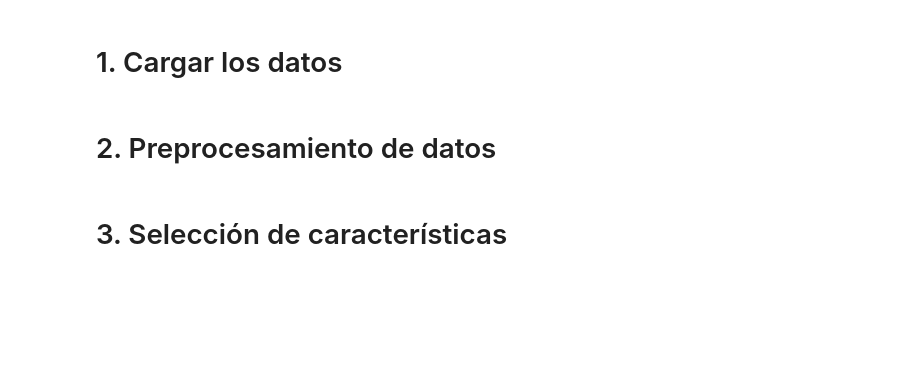
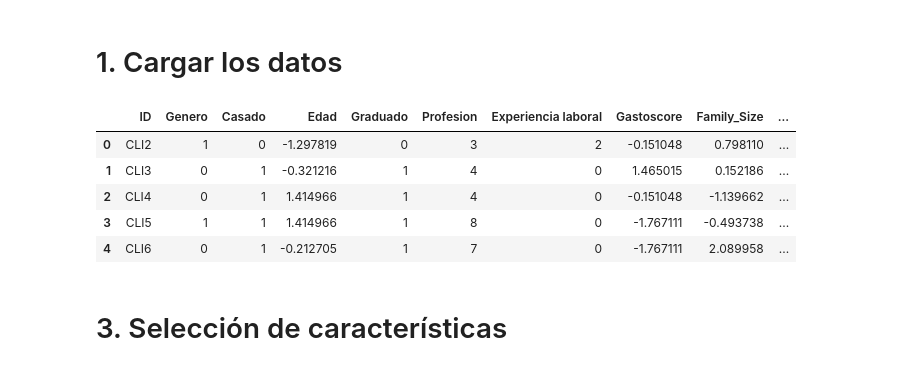
Before and after one commit to MiguelGG03/AprendizajeAutomatico_Caso5, a Jupyter notebook: nueva_prueba.ipynb, the cells around one changed output. Drawn from its saved outputs; the diff is of its cells as text; code cells hidden in the pictures; blank space fills up the shorter version.

```diff
--- a/nueva_prueba.ipynb
+++ b/nueva_prueba.ipynb
@@ -14,22 +14,13 @@ ruta_al_archivo = 'datos_clientes.csv'  # Modifica según sea necesario
 data = pd.read_csv(ruta_al_archivo)
-# %% [markdown]
-# 2. Preprocesamiento de datos
-# %%
-# Manejo de valores faltantes
-data.fillna(data.median(numeric_only=True), inplace=True)
-data.fillna('Desconocido', inplace=True)
-
-# Codificación de variables categóricas
-label_encoders = {}
-for col in data.select_dtypes(include=['object']).columns:
-    le = LabelEncoder()
-    data[col] = le.fit_transform(data[col])
-    label_encoders[col] = le
-
-# Normalización de variables numéricas
-scaler = StandardScaler()
-data_scaled = pd.DataFrame(scaler.fit_transform(data.select_dtypes(include=['number'])),
-                           columns=data.select_dtypes(include=['number']).columns)
+# %%
+data.head()
+# %% [output]
+|  | ID | Genero | Casado | Edad | Graduado | Profesion | Experiencia laboral | Gastoscore | Family_Size | ... |
+| 0 | CLI2 | 1 | 0 | -1.297819 | 0 | 3 | 2 | -0.151048 | 0.798110 | ... |
+| 1 | CLI3 | 0 | 1 | -0.321216 | 1 | 4 | 0 | 1.465015 | 0.152186 | ... |
+| 2 | CLI4 | 0 | 1 | 1.414966 | 1 | 4 | 0 | -0.151048 | -1.139662 | ... |
+| 3 | CLI5 | 1 | 1 | 1.414966 | 1 | 8 | 0 | -1.767111 | -0.493738 | ... |
+| 4 | CLI6 | 0 | 1 | -0.212705 | 1 | 7 | 0 | -1.767111 | 2.089958 | ... |
 # %% [markdown]
 # 3. Selección de características
 # %%
```
Also changed, not shown: parts of 16 cells of this notebook, 3 other files.
